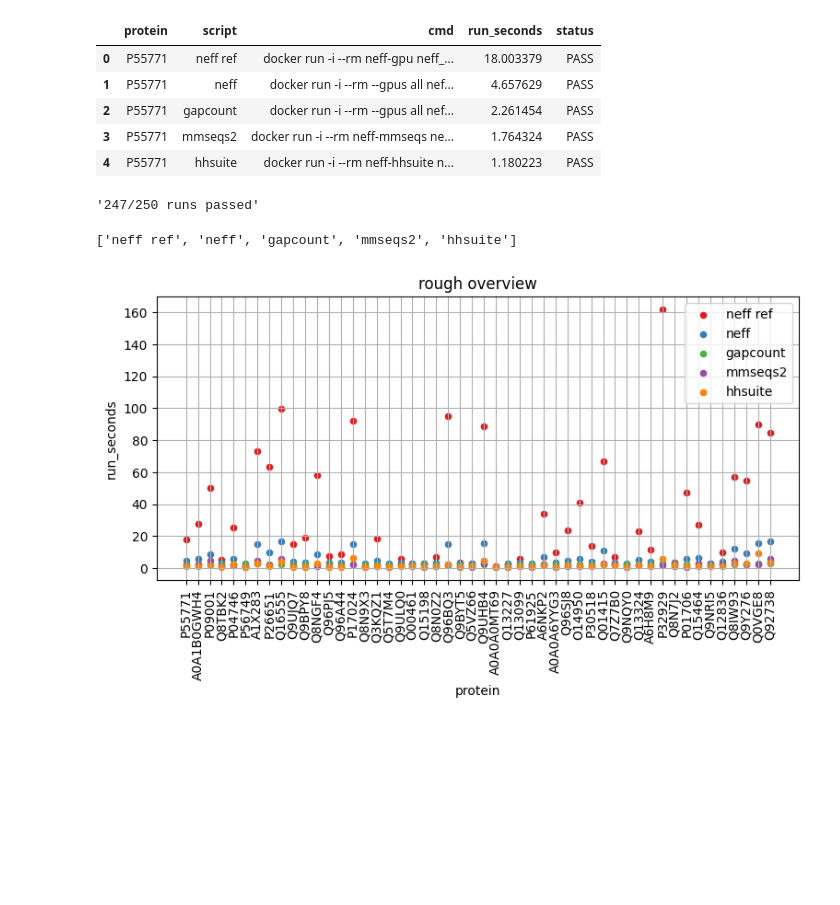
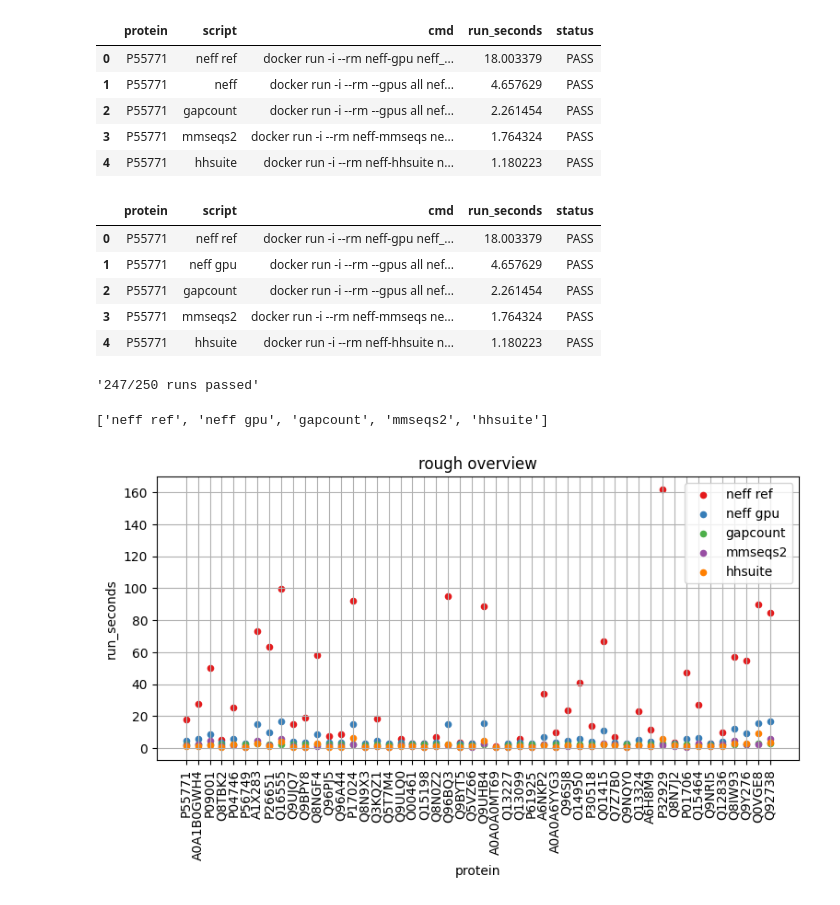
Before and after one commit to neftlon/af2-plddt-contextualized, a Jupyter notebook: bench/analysis.ipynb, the cells around one changed output. Saved outputs shown, nothing was run; the diff lists cells and outputs as text; code cells hidden in the pictures; blank space fills up the shorter version.

Commit message:
Rename neff to neff gpu

```diff
--- a/bench/analysis.ipynb
+++ b/bench/analysis.ipynb
@@ -19,6 +19,17 @@ df.head()
 | 2 | P55771 | gapcount | docker run -i --rm --gpus all nef... | 2.261454 | PASS |
 | 3 | P55771 | mmseqs2 | docker run -i --rm neff-mmseqs ne... | 1.764324 | PASS |
 | 4 | P55771 | hhsuite | docker run -i --rm neff-hhsuite n... | 1.180223 | PASS |
+# %%
+# hack: rename "neff" -> "neff gpu"
+df.loc[df["script"] == "neff", "script"] = "neff gpu"
+df.head()
+# %% [output]
+|  | protein | script | cmd | run_seconds | status |
+| 0 | P55771 | neff ref | docker run -i --rm neff-gpu neff_... | 18.003379 | PASS |
+| 1 | P55771 | neff gpu | docker run -i --rm --gpus all nef... | 4.657629 | PASS |
+| 2 | P55771 | gapcount | docker run -i --rm --gpus all nef... | 2.261454 | PASS |
+| 3 | P55771 | mmseqs2 | docker run -i --rm neff-mmseqs ne... | 1.764324 | PASS |
+| 4 | P55771 | hhsuite | docker run -i --rm neff-hhsuite n... | 1.180223 | PASS |
 # %%
 # inspect how many passed
 f'{(df["status"] == "PASS").sum()}/{len(df)} runs passed'
@@ -31,7 +42,7 @@ df = df[df["status"] == "PASS"]
 scripts = df["script"].drop_duplicates().tolist()
 scripts
 # %% [output]
-['neff ref', 'neff', 'gapcount', 'mmseqs2', 'hhsuite']
+['neff ref', 'neff gpu', 'gapcount', 'mmseqs2', 'hhsuite']
 # %%
 fig, ax = plt.subplots(figsize=(9,4))
 ax.set_title("rough overview")
@@ -41,7 +52,7 @@ for color, script in enumerate(scripts):
         ax=ax, grid=True, rot=90, label=script
     )
 # %% [output]
-[figure, old version]
+[figure, new version]
 # %%
 fig, ax = plt.subplots(figsize=(4, 4))
 for script in scripts:
```
Also changed, not shown: parts of 1 cell of this notebook.
